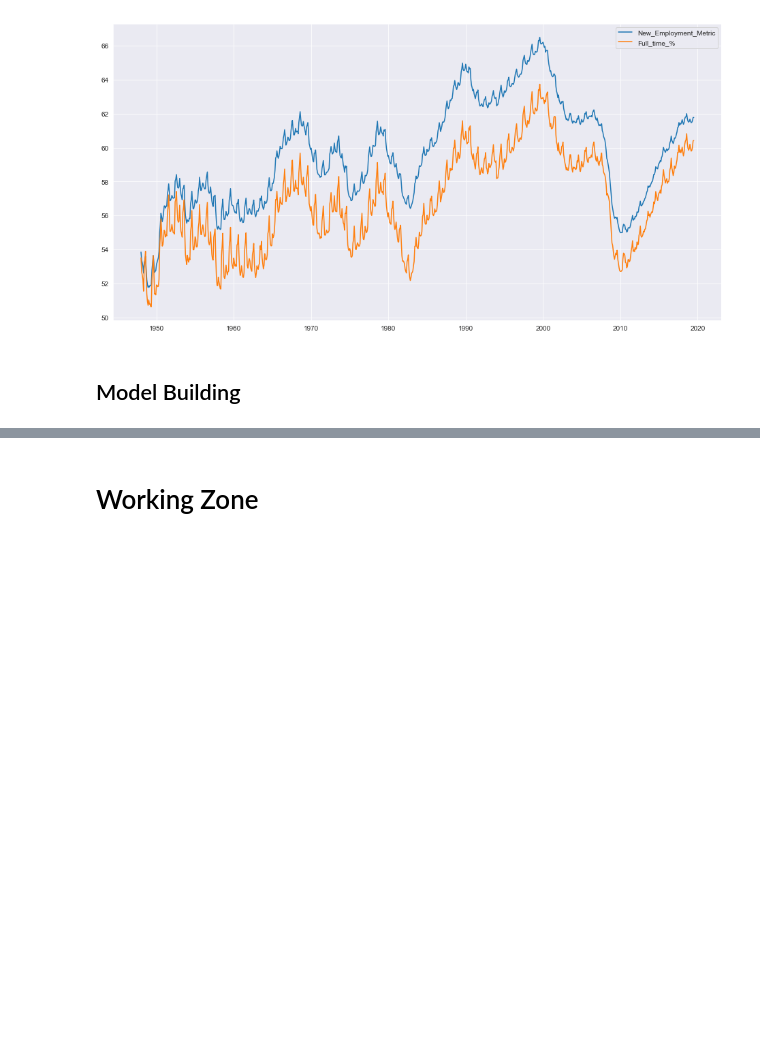
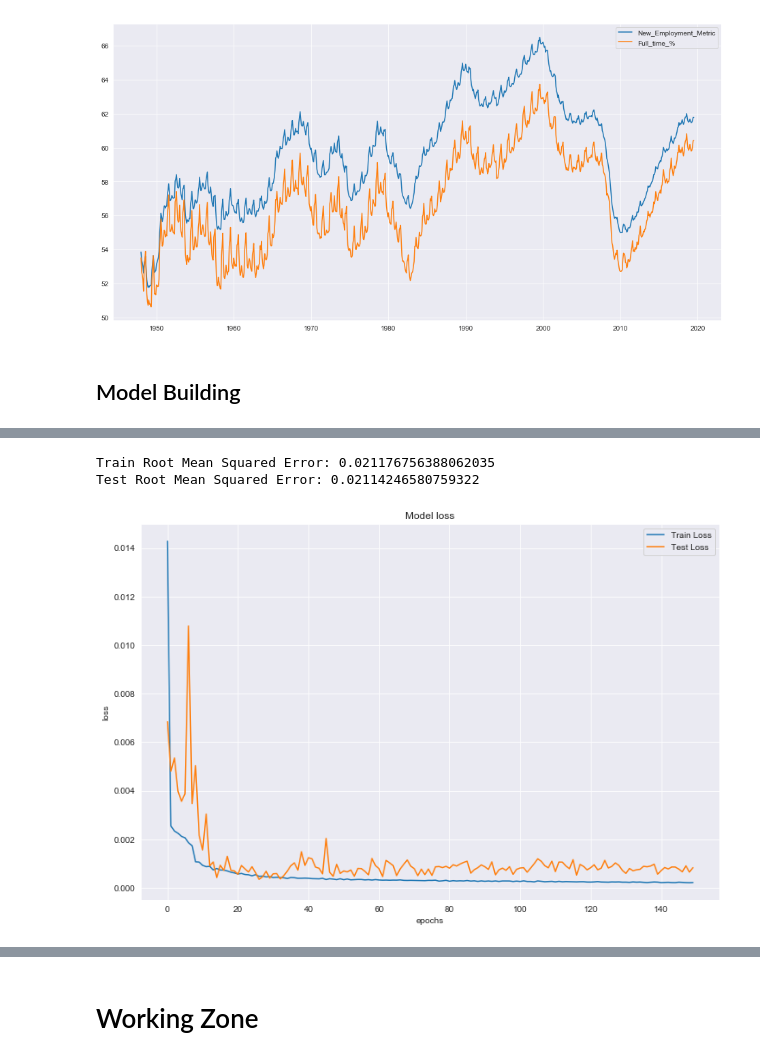
Before and after one commit to zapatos24/Employment_Prediction_LSTM_NN, a Jupyter notebook: mod_7_project.ipynb, the cells around one changed output, grey strips where cells are left out. Cells and saved outputs as stored; diff of their text form; code cells hidden in the pictures; blank space fills up the shorter version.

Commit message:
LSTM built

```diff
--- a/mod_7_project.ipynb
+++ b/mod_7_project.ipynb
@@ -1204,3 +1204,7 @@ steps_to_predict = 12
+# %%
+n_steps_in = 24
+n_steps_out = 12
+n_features = len(lstm_df.columns)
 # %%
 def split_sequences(sequences, n_steps_in, n_steps_out):
     X, y = list(), list()
@@ -1292,0 +1233,7 @@ print(test.shape)
+# %%
+lstm_train = lstm_df.iloc[:-(n_steps_in+n_steps_out)*2, :]
+lstm_test = lstm_df.iloc[-(n_steps_in+n_steps_out)*2:, :]
+train_X, train_y = split_sequences(lstm_train.values, n_steps_in, n_steps_out)
+test_X, test_y = split_sequences(lstm_test.values, n_steps_in, n_steps_out)
+display(train_X.shape, train_y.shape)
+display(test_X.shape, test_y.shape)
@@ -1292,0 +1245,10 @@ print(test.shape)
+# %%
+nn_model = Sequential()
+nn_model.add(LSTM(200, activation='tanh', input_shape=(train_X.shape[1], train_X.shape[2])))
+nn_model.add(RepeatVector(n_steps_out))
+nn_model.add(LSTM(200, activation='tanh', return_sequences=True))
+nn_model.add(TimeDistributed(Dense(train_X.shape[2], activation='sigmoid')))
+nn_model.compile(optimizer='rmsprop', loss='mse', metrics=['acc'])
+# %%
+hist = nn_model.fit(train_X, train_y, batch_size=32, epochs=150, validation_data=(test_X, test_y),
+                    callbacks=[EarlyStopping(monitor='loss', patience=50)])
@@ -1292,0 +1273,25 @@ print(test.shape)
+# %%
+train_predict = nn_model.predict(train_X)
+test_predict = nn_model.predict(test_X)
+
+train_rmse = np.sqrt(sum([mean_squared_error(train_y[0], train_predict[0])
+                          for i in range(len(train_predict))]) / len(train_predict))
+test_rmse = np.sqrt(sum([mean_squared_error(test_y[0], test_predict[0])
+                         for i in range(len(test_predict))]) / len(test_predict))
+
+print('Train Root Mean Squared Error:', train_rmse)
+print('Test Root Mean Squared Error:', test_rmse)
+# %% [output]
+Train Root Mean Squared Error: 0.021176756388062035
+Test Root Mean Squared Error: 0.02114246580759322
+# %%
+plt.figure(figsize=(12,8))
+plt.plot(hist.history['loss'], label='Train Loss')
+plt.plot(hist.history['val_loss'], label='Test Loss')
+plt.title('Model loss')
+plt.ylabel('loss')
+plt.xlabel('epochs')
+plt.legend()
+plt.show()
+# %% [output]
+[figure, added]
```
Also changed, not shown: parts of 14 cells of this notebook.
